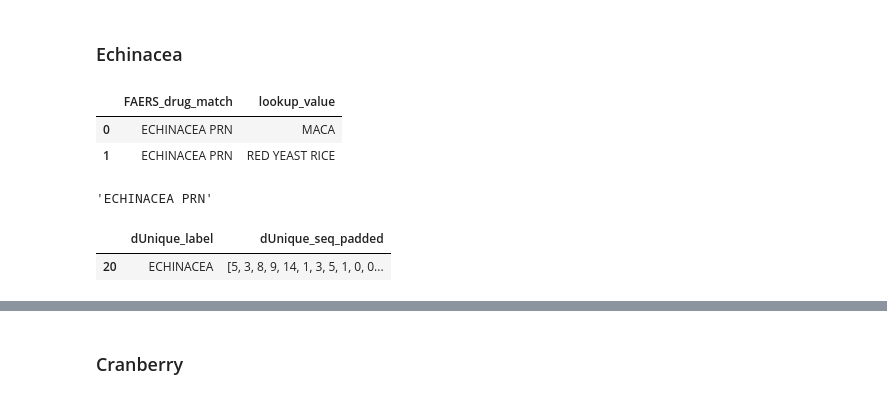
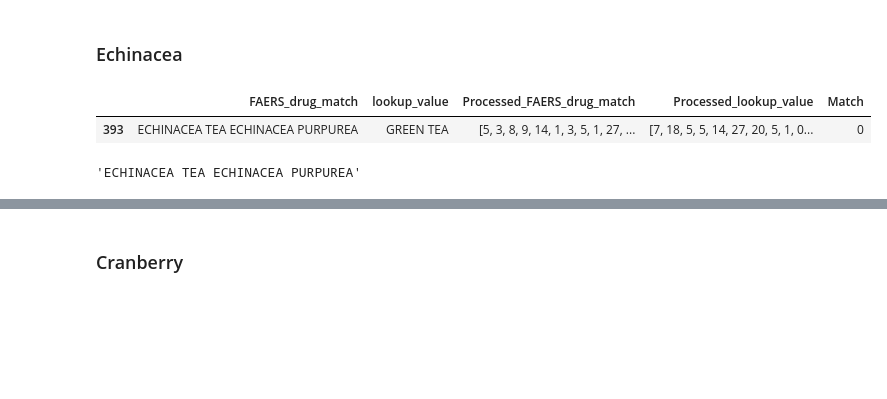
Before and after one commit to sanyabt/NP-FAERS-embed, a Jupyter notebook: experiment-4/SanityCheck&Evaluation.ipynb, the cells around one changed output, grey strips where cells are left out. Cells and saved outputs as stored; diff of their text form; code cells hidden in the pictures; blank space fills up the shorter version.

```diff
--- a/experiment-4/SanityCheck&Evaluation.ipynb
+++ b/experiment-4/SanityCheck&Evaluation.ipynb
@@ -433,21 +383,16 @@ top5 = predicts.flatten().argsort()
 # %% [markdown]
 ### Echinacea
 # %%
-dfneg2[dfneg2["FAERS_drug_match"].str.contains("ECHINACEA")].head(2)
+Echinacea = dfneg2[dfneg2["FAERS_drug_match"].str.contains("ECHINACEA")].head(1)
+Echinacea
 # %% [output]
-|  | FAERS_drug_match | lookup_value |
-| 0 | ECHINACEA PRN | MACA |
-| 1 | ECHINACEA PRN | RED YEAST RICE |
+|  | FAERS_drug_match | lookup_value | Processed_FAERS_drug_match | Processed_lookup_value | Match |
+| 393 | ECHINACEA TEA ECHINACEA PURPUREA | GREEN TEA | [5, 3, 8, 9, 14, 1, 3, 5, 1, 27, ... | [7, 18, 5, 5, 14, 27, 20, 5, 1, 0... | 0 |
 # %%
-i = 0
+i = Echinacea.index.values[0]
 clean(dfneg2["FAERS_drug_match"][i])
 # %% [output]
-'ECHINACEA PRN'
+'ECHINACEA TEA ECHINACEA PURPUREA'
-# %%
-dUnique_df[dUnique_df["dUnique_label"] == "ECHINACEA"]
-# %% [output]
-|  | dUnique_label | dUnique_seq_padded |
-| 20 | ECHINACEA | [5, 3, 8, 9, 14, 1, 3, 5, 1, 0, 0... |
 # %%
 predicts = model.predict([np.tile(padding(encode(clean(dfneg2["FAERS_drug_match"][i]))), (dUnique_df['dUnique_seq_padded'].shape[0],1)), np.stack(dUnique_df['dUnique_seq_padded'])]).astype('float32')
 top5 = predicts.flatten().argsort()
```
Also changed, not shown: parts of 44 cells of this notebook, 8 other files.
